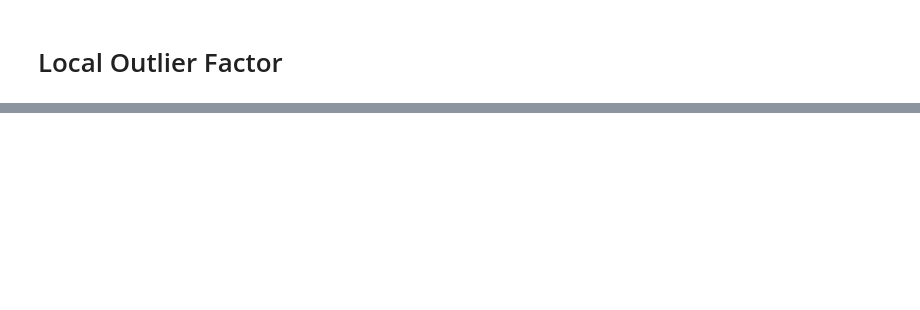
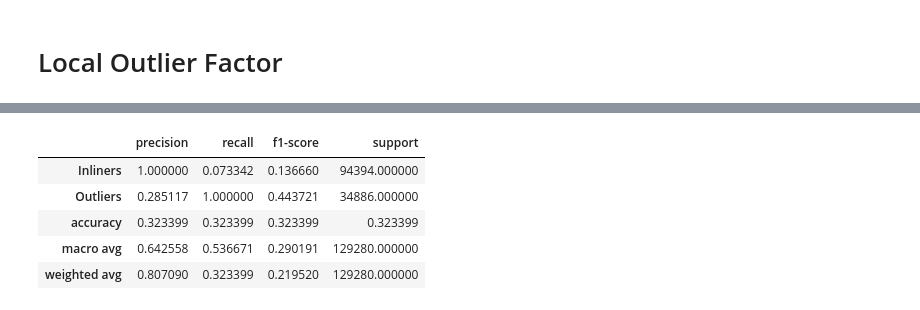
Before and after one commit to Janalytics94/anomaly-detection-software, a Jupyter notebook: src/notebooks/models/LOF.ipynb, the cells around one changed output, grey strips where cells are left out. Drawn from its saved outputs; the diff is of its cells as text; code cells hidden in the pictures; blank space fills up the shorter version.

```diff
--- a/src/notebooks/models/LOF.ipynb
+++ b/src/notebooks/models/LOF.ipynb
@@ -46,0 +445,10 @@ LocalOutlierFactor(contamination=0.1532595823344213, n_jobs=-1, novelty=True)
+# %%
+# Example
+classification_reports['CVE-2012-2122']
+# %% [output]
+|  | precision | recall | f1-score | support |
+| Inliners | 1.000000 | 0.073342 | 0.136660 | 94394.000000 |
+| Outliers | 0.285117 | 1.000000 | 0.443721 | 34886.000000 |
+| accuracy | 0.323399 | 0.323399 | 0.323399 | 0.323399 |
+| macro avg | 0.642558 | 0.536671 | 0.290191 | 129280.000000 |
+| weighted avg | 0.807090 | 0.323399 | 0.219520 | 129280.000000 |
```
Also changed, not shown: parts of 35 cells of this notebook, 10 other files.
